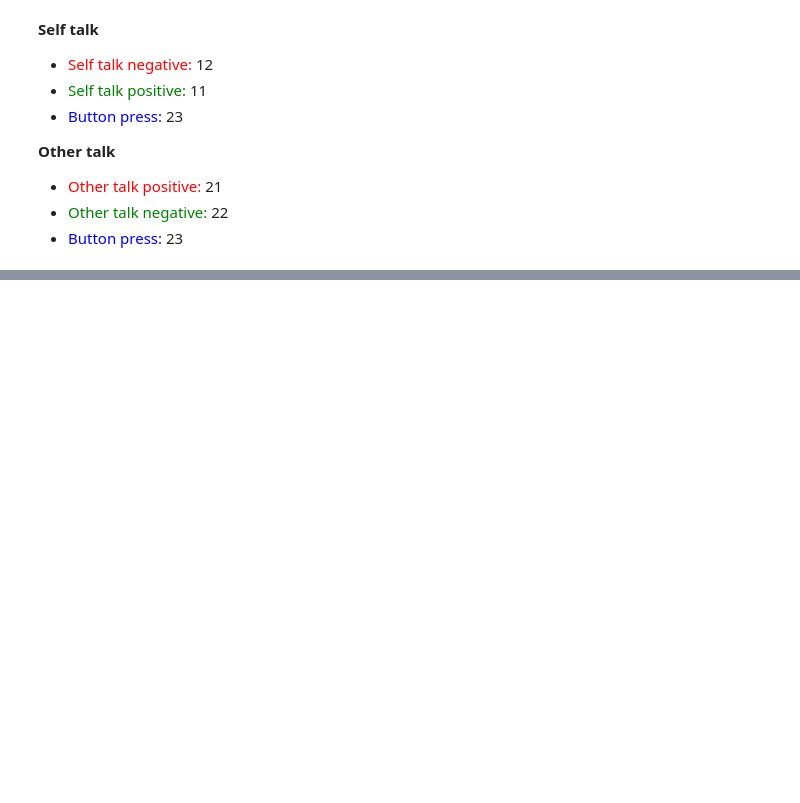
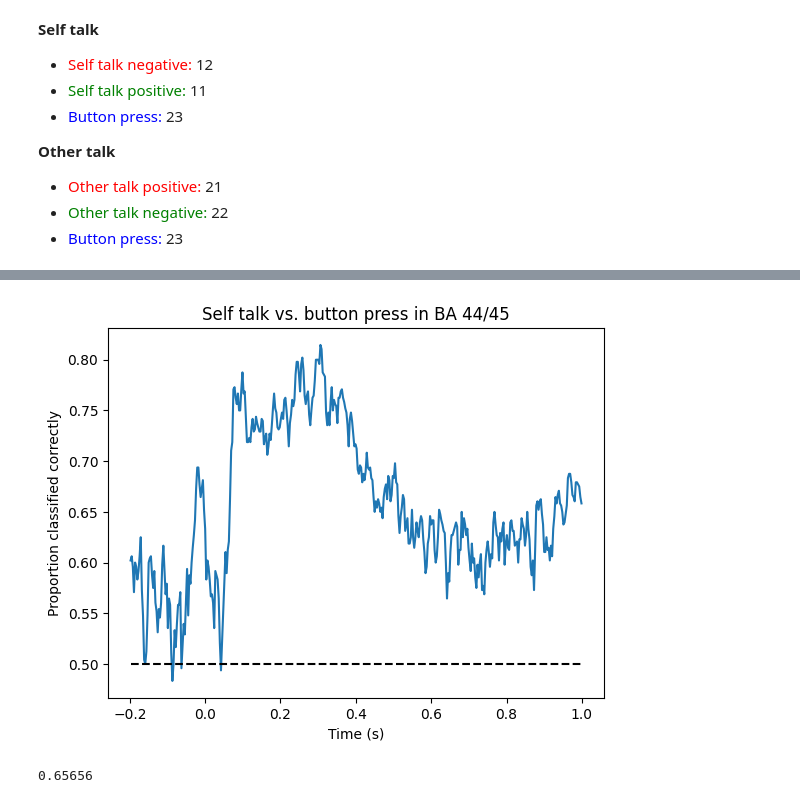
Before and after one commit to jorgenhw/adv_neuro_science, a Jupyter notebook: 12b_MEG_analysis/python/prepare_for_classifcation.ipynb, the cells around one changed output, grey strips where cells are left out. Saved outputs shown, nothing was run; the diff lists cells and outputs as text; code cells hidden in the pictures; blank space fills up the shorter version.

```diff
--- a/12b_MEG_analysis/python/prepare_for_classifcation.ipynb
+++ b/12b_MEG_analysis/python/prepare_for_classifcation.ipynb
@@ -290,9 +398,11 @@ def plot_classfication(times, mean_scores, title=None):
 # %% [markdown]
 ### SVM classication function
 # %%
+import numpy as np
 from sklearn.preprocessing import StandardScaler
 from sklearn.model_selection import StratifiedKFold, GridSearchCV
 from sklearn.svm import SVC  # Use SVC for Support Vector Classification
+
 
 def SVM_classification(X, y, triggers, penalty='none', C=1.0):
 
@@ -308,9 +418,9 @@ def SVM_classification(X, y, triggers, penalty='none', C=1.0):
 
     # Define the parameter grid for SVM
     param_grid = {
-        'C': [0.1, 1.0, 10.0],          # Regularization parameter
-        'kernel': ['linear', 'rbf'],   # Kernel type
-        'gamma': ['scale', 'auto']     # Kernel coefficient for 'rbf'
+        'C': [1.0],
+        'kernel': ['rbf'],
+        'gamma': ['scale', 'auto']
     }
 
     # Create SVM classifier
@@ -469,0 +647,5 @@ Sample Index: 56, Best Mean Score: 0.6833333333333333, Best Hyperparameters: {'C
+# %%
+# classifiction with svm
+self_talk_vs_button_press_Brocas_SVM = SVM_classification(X_balanced,
+                                                          y_balanced_15_202, triggers=[15, 202],
+                                                          penalty='l2')
@@ -469,0 +670,9 @@ Sample Index: 56, Best Mean Score: 0.6833333333333333, Best Hyperparameters: {'C
+# %%
+plot_classfication(times, self_talk_vs_button_press_Brocas_SVM,
+                   title='Self talk vs. button press in BA 44/45')
+
+# mean accuracy score for the classification
+print(round(np.mean(self_talk_vs_button_press_Brocas_SVM), 5))
+# %% [output]
+[figure, added]
+0.65656
```
Also changed, not shown: parts of 66 cells of this notebook.
